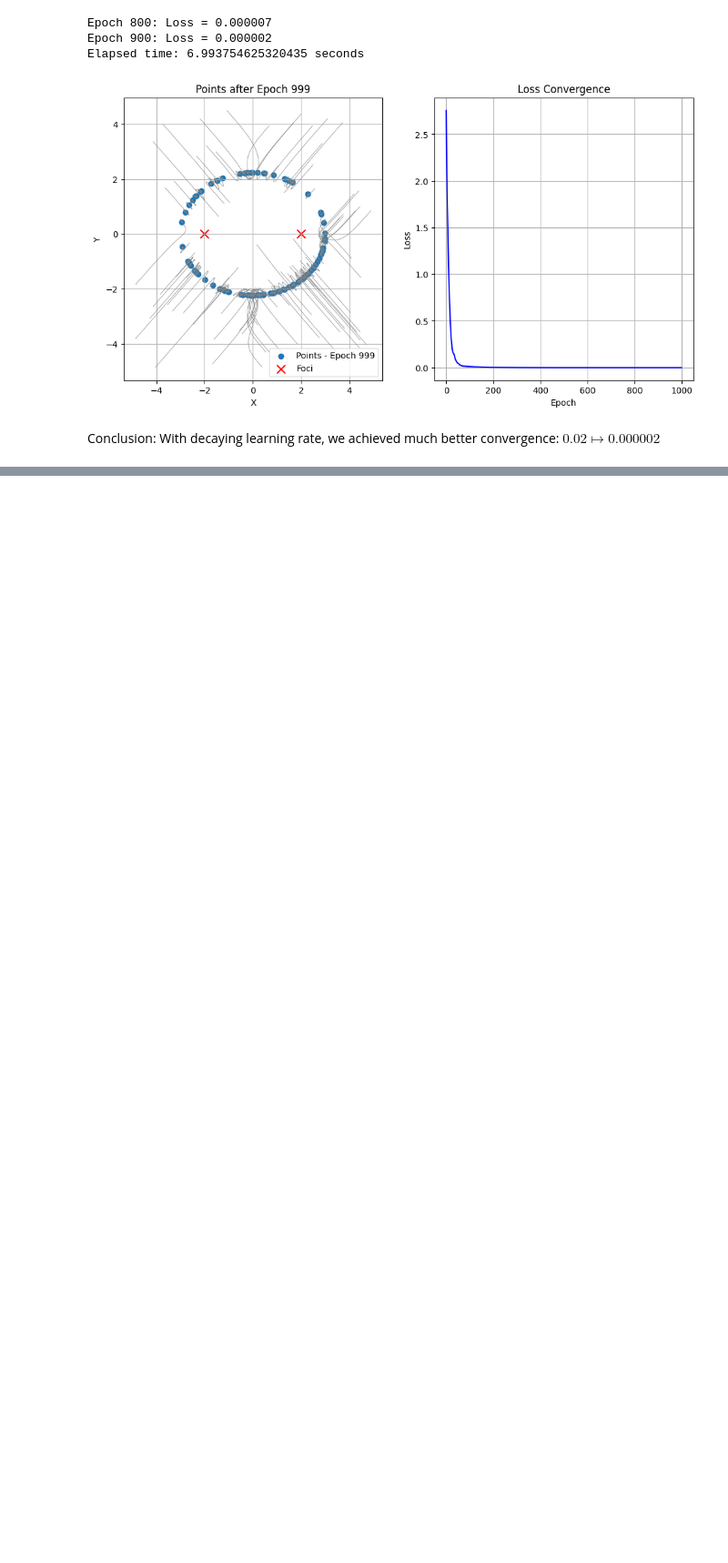
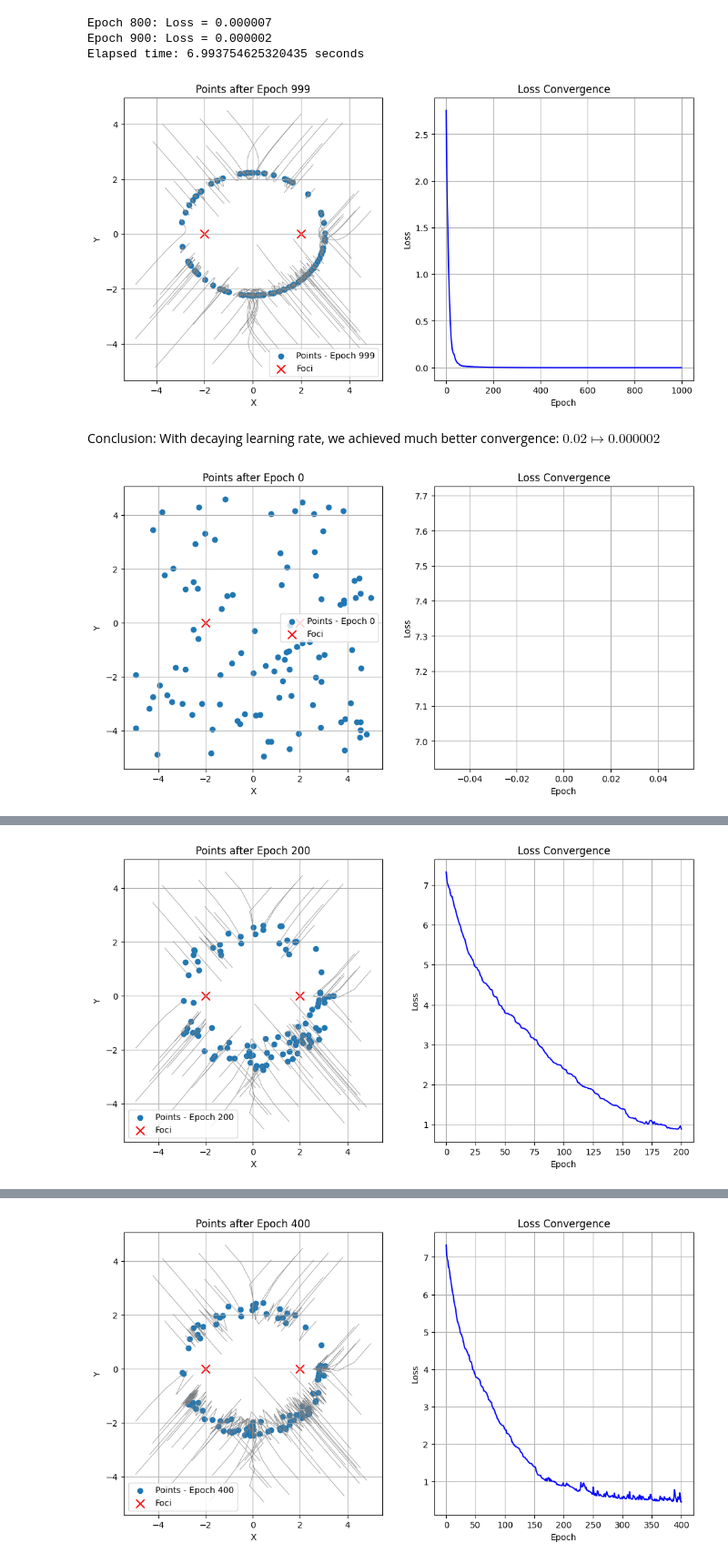
Before and after one commit to roguxivlo/machine-learning-24L, a Jupyter notebook: hw8.ipynb, the cells around one changed output, grey strips where cells are left out. Shown at 91% size. Cells and saved outputs as stored; diff of their text form; code cells hidden in the pictures; blank space fills up the shorter version.

Commit message:
add L_infty experiment

```diff
--- a/hw8.ipynb
+++ b/hw8.ipynb
@@ -323,3 +323,7 @@ Elapsed time: 6.993754625320435 seconds
 Conclusion:
 With decaying learning rate, we achieved much better convergence:
 $0.02\mapsto0.000002$
+# %%
+train_with_loss(L_infty_loss)
+# %% [output]
+[figure, added]
@@ -325,0 +332 @@ $0.02\mapsto0.000002$
+[figure, added]
@@ -325,0 +335 @@ $0.02\mapsto0.000002$
+[figure, added]
```
Also changed, not shown: parts of 1 cell of this notebook.
